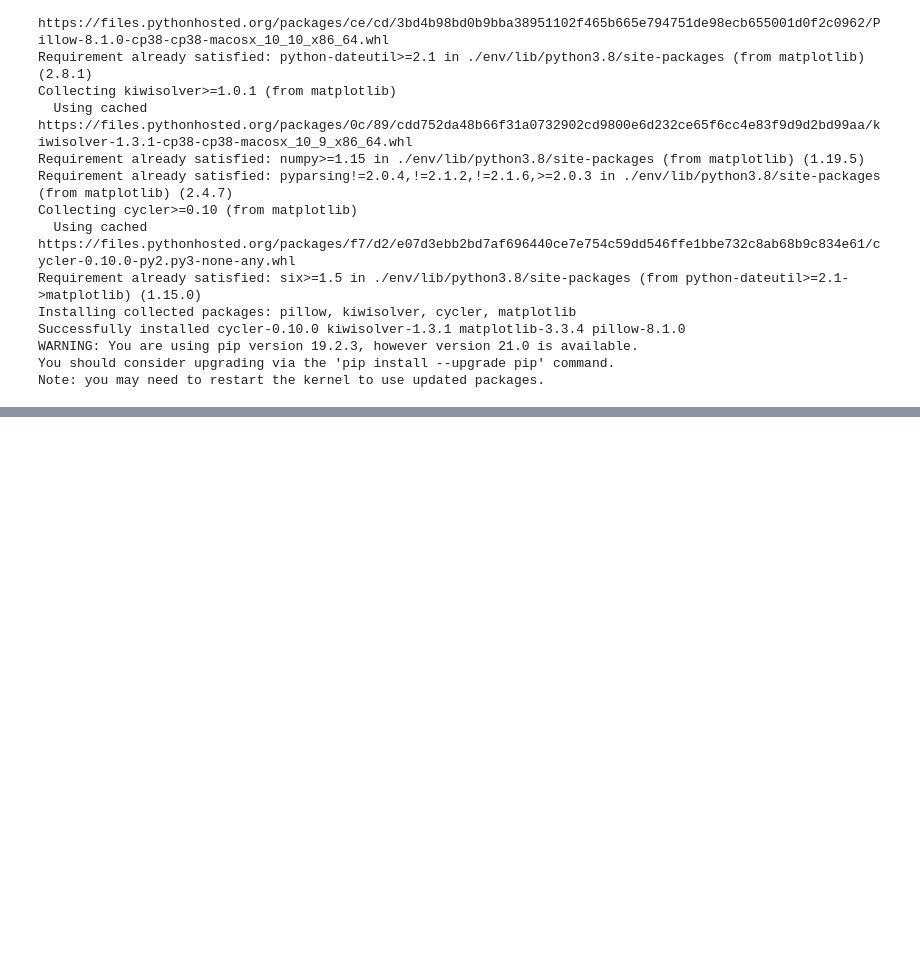
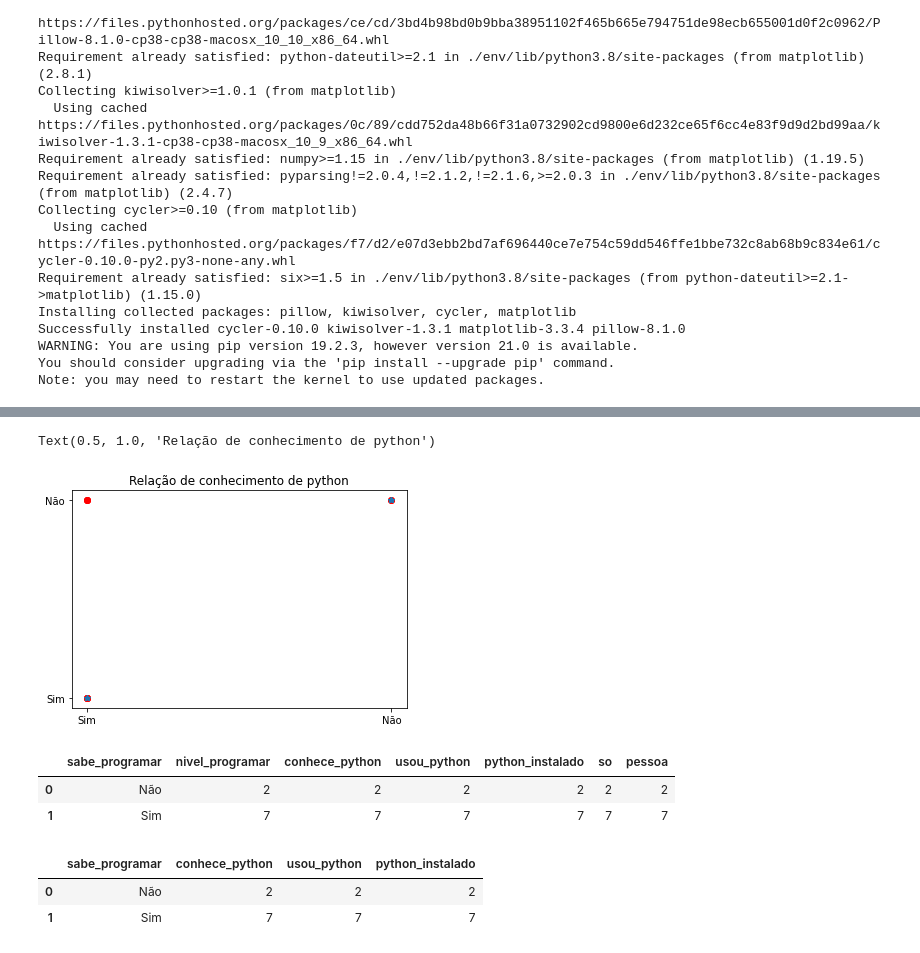
Before and after one commit to alinerguio/minicurso-python, a Jupyter notebook: code/intro-ciência-de-dados.ipynb, the cells around one changed output, grey strips where cells are left out. Saved outputs shown, nothing was run; the diff lists cells and outputs as text; code cells hidden in the pictures; blank space fills up the shorter version.

```diff
--- a/code/intro-ciência-de-dados.ipynb
+++ b/code/intro-ciência-de-dados.ipynb
@@ -184,0 +195,7 @@ dados['conhece_python'] = 1
+# %%
+plt.plot(conhece_python, usou_python, 'o', color='red')
+plt.plot(usou_python, python_instalado, '*')
+plt.title('Relação de conhecimento de python')
+# %% [output]
+Text(0.5, 1.0, 'Relação de conhecimento de python')
+[figure, new version]
@@ -184,0 +204,14 @@ dados['conhece_python'] = 1
+# %%
+dados_sabe_programar = dados.groupby('sabe_programar').count().reset_index()
+dados_sabe_programar
+# %% [output]
+|  | sabe_programar | nivel_programar | conhece_python | usou_python | python_instalado | so | pessoa |
+| 0 | Não | 2 | 2 | 2 | 2 | 2 | 2 |
+| 1 | Sim | 7 | 7 | 7 | 7 | 7 | 7 |
+# %%
+dados_sabe_programar = dados_sabe_programar.drop(columns=['nivel_programar', 'so']) # dados não estão dizendo nada
+dados_sabe_programar
+# %% [output]
+|  | sabe_programar | conhece_python | usou_python | python_instalado |
+| 0 | Não | 2 | 2 | 2 |
+| 1 | Sim | 7 | 7 | 7 |
```
Also changed, not shown: parts of 21 cells of this notebook, 1 other file.
